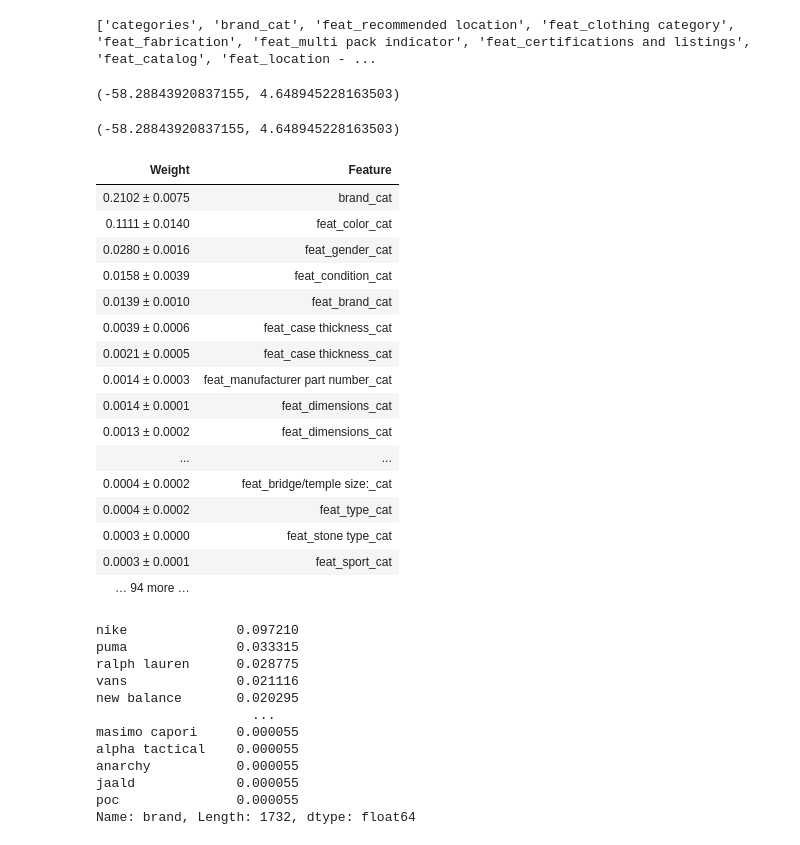
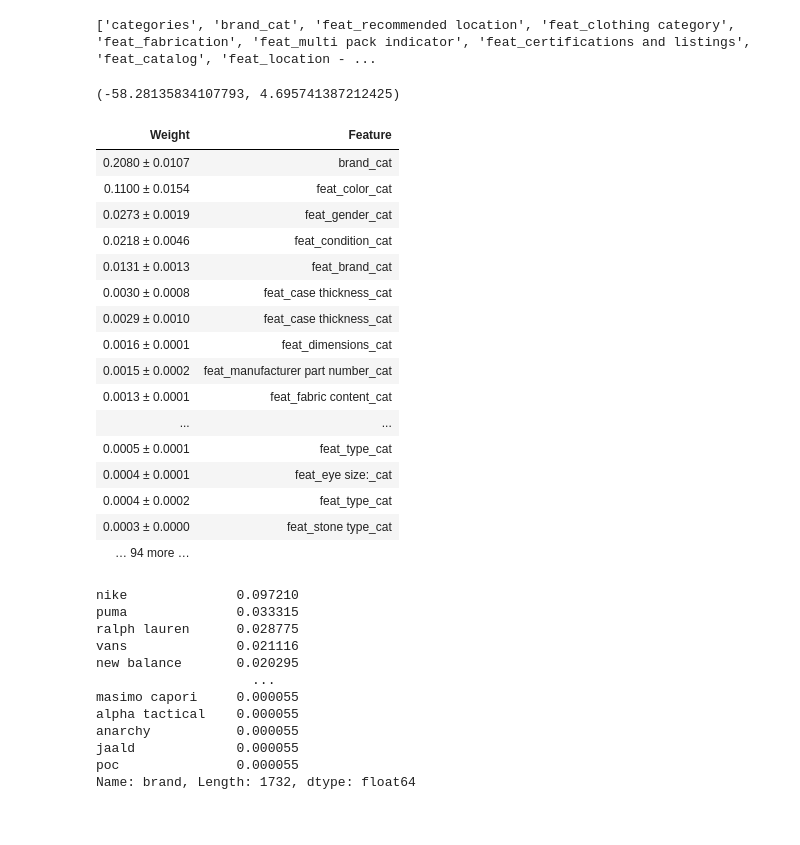
Before and after one commit to djkormo/dw_matrix, a Jupyter notebook: Day5.ipynb, the cells around one changed output. Cells and saved outputs as stored; diff of their text form; code cells hidden in the pictures.

```diff
--- a/Day5.ipynb
+++ b/Day5.ipynb
@@ -252,35 +252,34 @@ feats += ['feat_case back_cat',
  'feat_item color_cat',
  'feat_protects against_cat']
 # %%
-model = RandomForestRegressor(max_depth=5, n_estimators=100,random_state=0)
+model = RandomForestRegressor(max_depth=5, n_estimators=200,random_state=0)
 result = run_model(feats, model)
 print(result)
 # %% [output]
-(-58.28843920837155, 4.648945228163503)
+(-58.28135834107793, 4.695741387212425)
 # %%
 X = df[feats].values
 y = df['prices_amountmin'].values
 model.fit(X,y)
-perm = PermutationImportance(m, random_state=1).fit(X,y)
+perm = PermutationImportance(model, random_state=0).fit(X,y)
 eli5.show_weights(perm, feature_names=feats)
 # %% [output]
-(-58.28843920837155, 4.648945228163503)
 | Weight | Feature |
-| 0.2102 ± 0.0075 | brand_cat |
-| 0.1111 ± 0.0140 | feat_color_cat |
-| 0.0280 ± 0.0016 | feat_gender_cat |
-| 0.0158 ± 0.0039 | feat_condition_cat |
-| 0.0139 ± 0.0010 | feat_brand_cat |
-| 0.0039 ± 0.0006 | feat_case thickness_cat |
-| 0.0021 ± 0.0005 | feat_case thickness_cat |
-| 0.0014 ± 0.0003 | feat_manufacturer part number_cat |
-| 0.0014 ± 0.0001 | feat_dimensions_cat |
-| 0.0013 ± 0.0002 | feat_dimensions_cat |
+| 0.2080 ± 0.0107 | brand_cat |
+| 0.1100 ± 0.0154 | feat_color_cat |
+| 0.0273 ± 0.0019 | feat_gender_cat |
+| 0.0218 ± 0.0046 | feat_condition_cat |
+| 0.0131 ± 0.0013 | feat_brand_cat |
+| 0.0030 ± 0.0008 | feat_case thickness_cat |
+| 0.0029 ± 0.0010 | feat_case thickness_cat |
+| 0.0016 ± 0.0001 | feat_dimensions_cat |
+| 0.0015 ± 0.0002 | feat_manufacturer part number_cat |
+| 0.0013 ± 0.0001 | feat_fabric content_cat |
 | ... | ... |
-| 0.0004 ± 0.0002 | feat_bridge/temple size:_cat |
+| 0.0005 ± 0.0001 | feat_type_cat |
+| 0.0004 ± 0.0001 | feat_eye size:_cat |
 | 0.0004 ± 0.0002 | feat_type_cat |
 | 0.0003 ± 0.0000 | feat_stone type_cat |
-| 0.0003 ± 0.0001 | feat_sport_cat |
 | … 94 more … |  |
 # %%
 df['brand'].value_counts(normalize=True)
```
Also changed, not shown: parts of 3 cells of this notebook.
